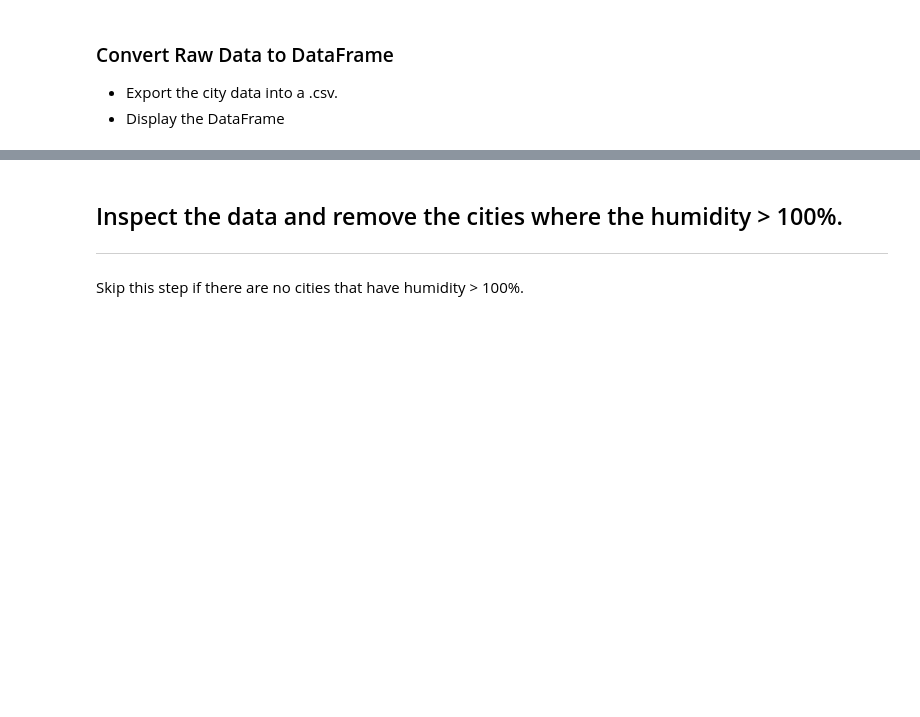
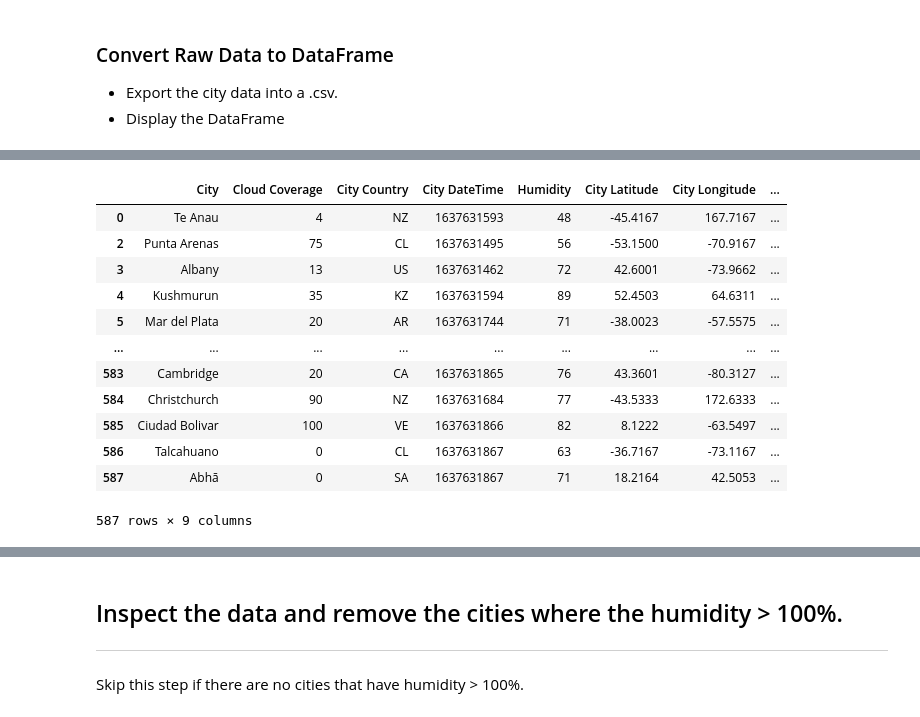
Before and after one commit to V-Villagomez/Python_API_Challenge, a Jupyter notebook: starter_code/WeatherPy.ipynb, the cells around one changed output, grey strips where cells are left out. Cells and saved outputs as stored; diff of their text form; code cells hidden in the pictures; blank space fills up the shorter version.

Commit message:
update files location and update weatherpy file to include created dataframe and exported city data

```diff
--- a/starter_code/WeatherPy.ipynb
+++ b/starter_code/WeatherPy.ipynb
@@ -161,0 +142,13 @@ dtype: int64
+# %%
+# Create a pandas dataframe from the data retrieved from the API
+weather_city_df = pd.DataFrame({
+    "City" : city_name,
+    "Cloud Coverage" : cloudiness,
+    "City Country" : country,
+    "City DateTime" : date,
+    "Humidity" : humidity,
+    "City Latitude" : lat,
+    "City Longitude" : lng,
+    "Max Temperature" : max_temp,
+    "Wind Speed" : wind_speed
+})
@@ -161,0 +169,17 @@ dtype: int64
+# %%
+# Print the dataframe and drop duplicates
+weather_city_df.drop_duplicates()
+# %% [output]
+|  | City | Cloud Coverage | City Country | City DateTime | Humidity | City Latitude | City Longitude | ... |
+| 0 | Te Anau | 4 | NZ | 1637631593 | 48 | -45.4167 | 167.7167 | ... |
+| 2 | Punta Arenas | 75 | CL | 1637631495 | 56 | -53.1500 | -70.9167 | ... |
+| 3 | Albany | 13 | US | 1637631462 | 72 | 42.6001 | -73.9662 | ... |
+| 4 | Kushmurun | 35 | KZ | 1637631594 | 89 | 52.4503 | 64.6311 | ... |
+| 5 | Mar del Plata | 20 | AR | 1637631744 | 71 | -38.0023 | -57.5575 | ... |
+| ... | ... | ... | ... | ... | ... | ... | ... | ... |
+| 583 | Cambridge | 20 | CA | 1637631865 | 76 | 43.3601 | -80.3127 | ... |
+| 584 | Christchurch | 90 | NZ | 1637631684 | 77 | -43.5333 | 172.6333 | ... |
+| 585 | Ciudad Bolivar | 100 | VE | 1637631866 | 82 | 8.1222 | -63.5497 | ... |
+| 586 | Talcahuano | 0 | CL | 1637631867 | 63 | -36.7167 | -73.1167 | ... |
+| 587 | Abhā | 0 | SA | 1637631867 | 71 | 18.2164 | 42.5053 | ... |
+587 rows × 9 columns
```
Also changed, not shown: parts of 9 cells of this notebook, 9 other files.
